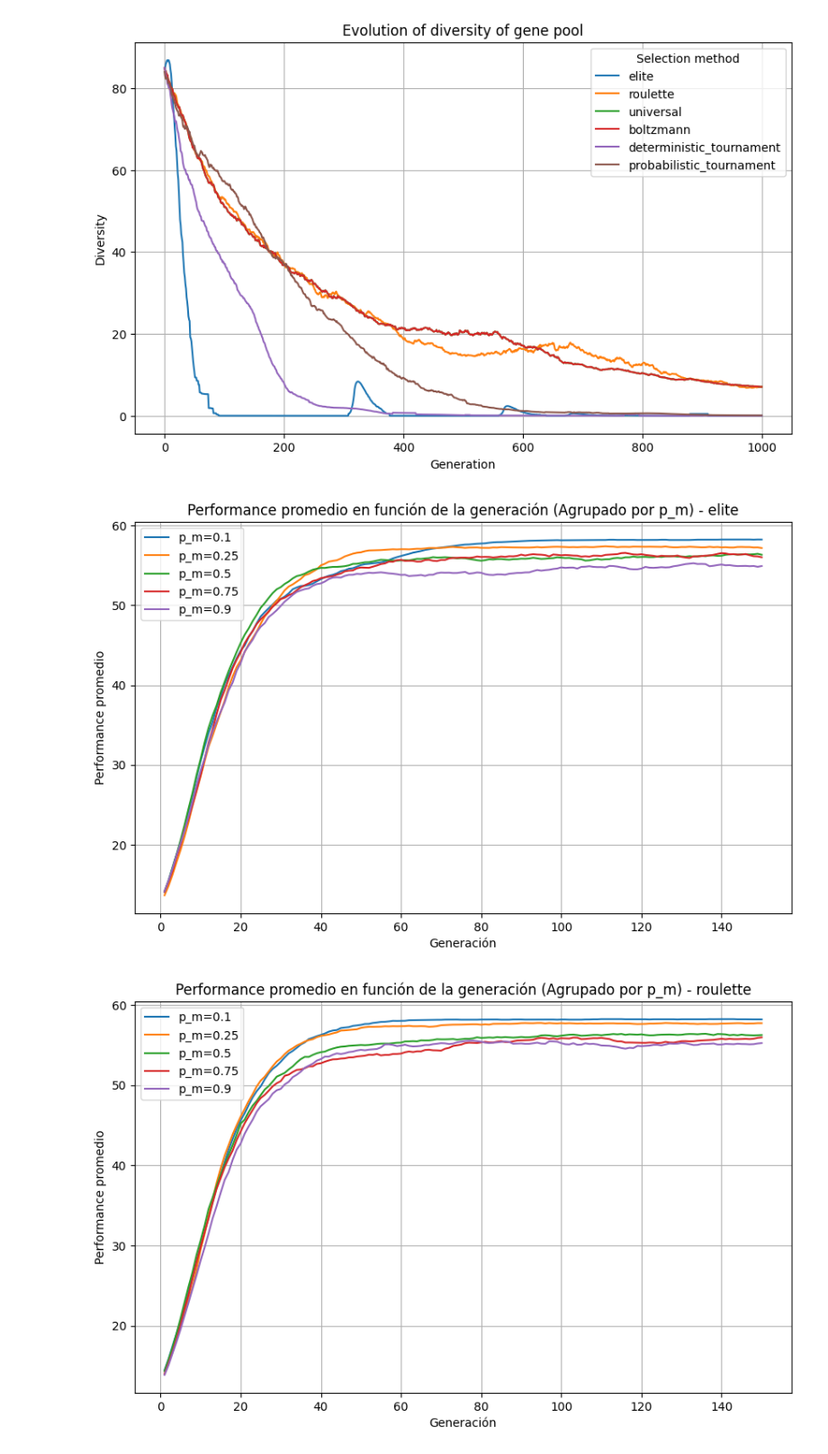
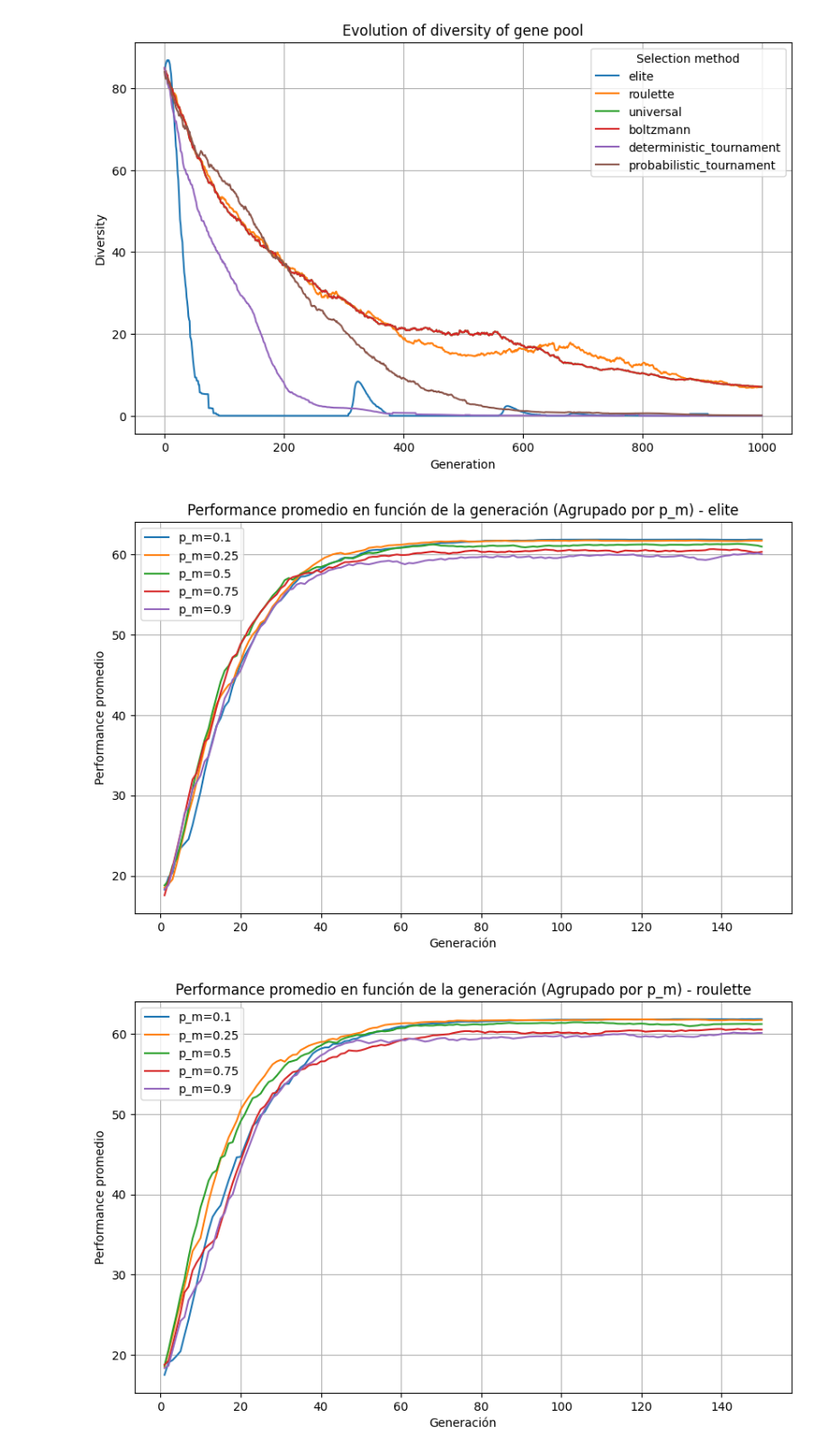
Before and after one commit to tristanff/SIA-TP2, a Jupyter notebook: analysis/analysis.ipynb, the cells around one changed output. Shown at 90% size. Cells and saved outputs as stored; diff of their text form; code cells hidden in the pictures.

```diff
--- a/analysis/analysis.ipynb
+++ b/analysis/analysis.ipynb
@@ -120,28 +120,28 @@ plt.show()
 # %%
 import json
 import matplotlib.pyplot as plt
 
 selection_methods = ['elite', 'roulette', 'universal', 'boltzmann', 'deterministic_tournament', 'probabilistic_tournament', 'ranking']
 
 for selection_method in selection_methods:
-    output_filename = f"../output_{selection_method}.json"
+    output_filename = f"output_{selection_method}.json"
 
     with open(output_filename, "r") as fp:
         data = json.load(fp)
 
     plt.figure(figsize=(10, 6))
     plt.title(f"Performance promedio en función de la generación (Agrupado por p_m) - {selection_method}")
     plt.xlabel("Generación")
     plt.ylabel("Performance promedio")
 
     for p_m, performances in data.items():
         # Take only the first 400 generation points
         generations = range(1, min(len(performances) + 1, 151))  # Limit to 400 points
         plt.plot(generations, performances[:150], label=f"p_m={p_m}")
 
     plt.legend()
     plt.grid()
     plt.show()
 # %% [output]
-[figure, old version]
+[figure, new version]
-[figure, old version]
+[figure, new version]
```
Also changed, not shown: parts of 1 cell of this notebook, 8 other files.
